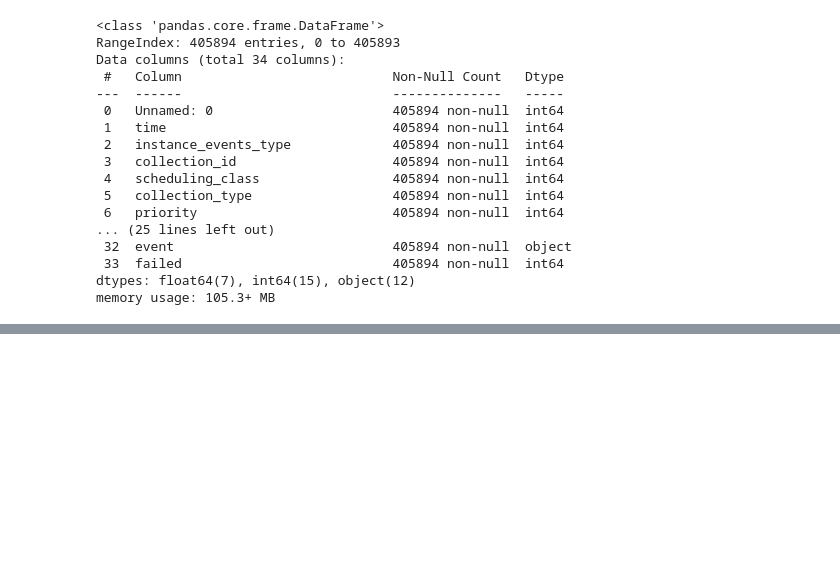
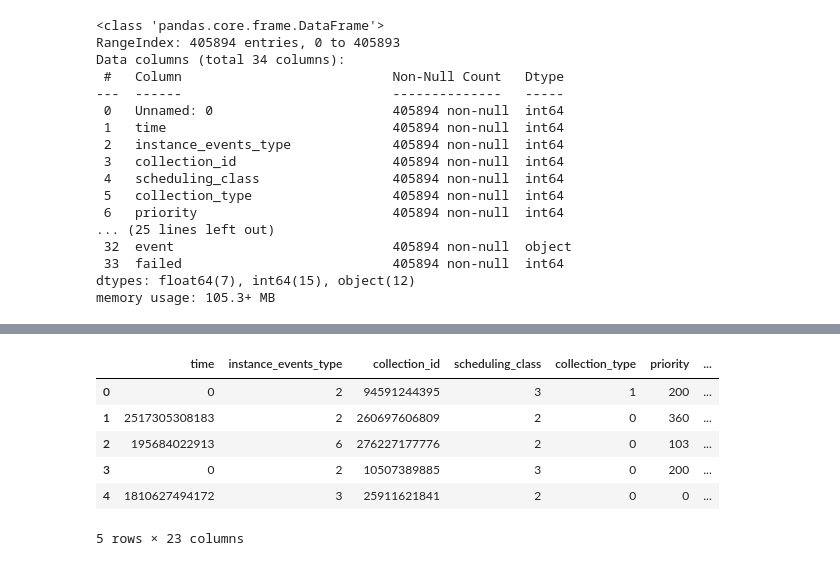
Before and after one commit to Parth-11/ML-Cloud, a Jupyter notebook: preprocessing.ipynb, the cells around one changed output, grey strips where cells are left out. Drawn from its saved outputs; the diff is of its cells as text; code cells hidden in the pictures; blank space fills up the shorter version.

```diff
--- a/preprocessing.ipynb
+++ b/preprocessing.ipynb
@@ -34,0 +312,42 @@ memory usage: 105.3+ MB
+# %%
+cpus.clear()
+memory.clear()
+usage = df['average_usage'].tolist()
+
+for resource in usage:
+    resource = ast.literal_eval(resource)
+
+    cpus.append(resource['cpus'])
+    memory.append(resource['memory'])
+df.drop(['average_usage'],axis=1,inplace=True)
+df['avg_cpus'] = cpus
+df['avg_memory'] = memory
+# %%
+cpus.clear()
+memory.clear()
+usage = df['maximum_usage'].tolist()
+null_idx.clear()
+
+for idx,resource in enumerate(usage):
+    resource = ast.literal_eval(resource)
+    if not resource:
+        null_idx.append(idx)
+        continue
+
+    cpus.append(resource['cpus'])
+    memory.append(resource['memory'])
+# %%
+df.drop(['maximum_usage'],inplace=True,axis=1)
+# %%
+df['max_cpus'] = cpus
+df['max_memory'] = memory
+# %%
+df.head()
+# %% [output]
+|  | time | instance_events_type | collection_id | scheduling_class | collection_type | priority | ... |
+| 0 | 0 | 2 | 94591244395 | 3 | 1 | 200 | ... |
+| 1 | 2517305308183 | 2 | 260697606809 | 2 | 0 | 360 | ... |
+| 2 | 195684022913 | 6 | 276227177776 | 2 | 0 | 103 | ... |
+| 3 | 0 | 2 | 10507389885 | 3 | 0 | 200 | ... |
+| 4 | 1810627494172 | 3 | 25911621841 | 2 | 0 | 0 | ... |
+5 rows × 23 columns
```
Also changed, not shown: parts of 24 cells of this notebook.
